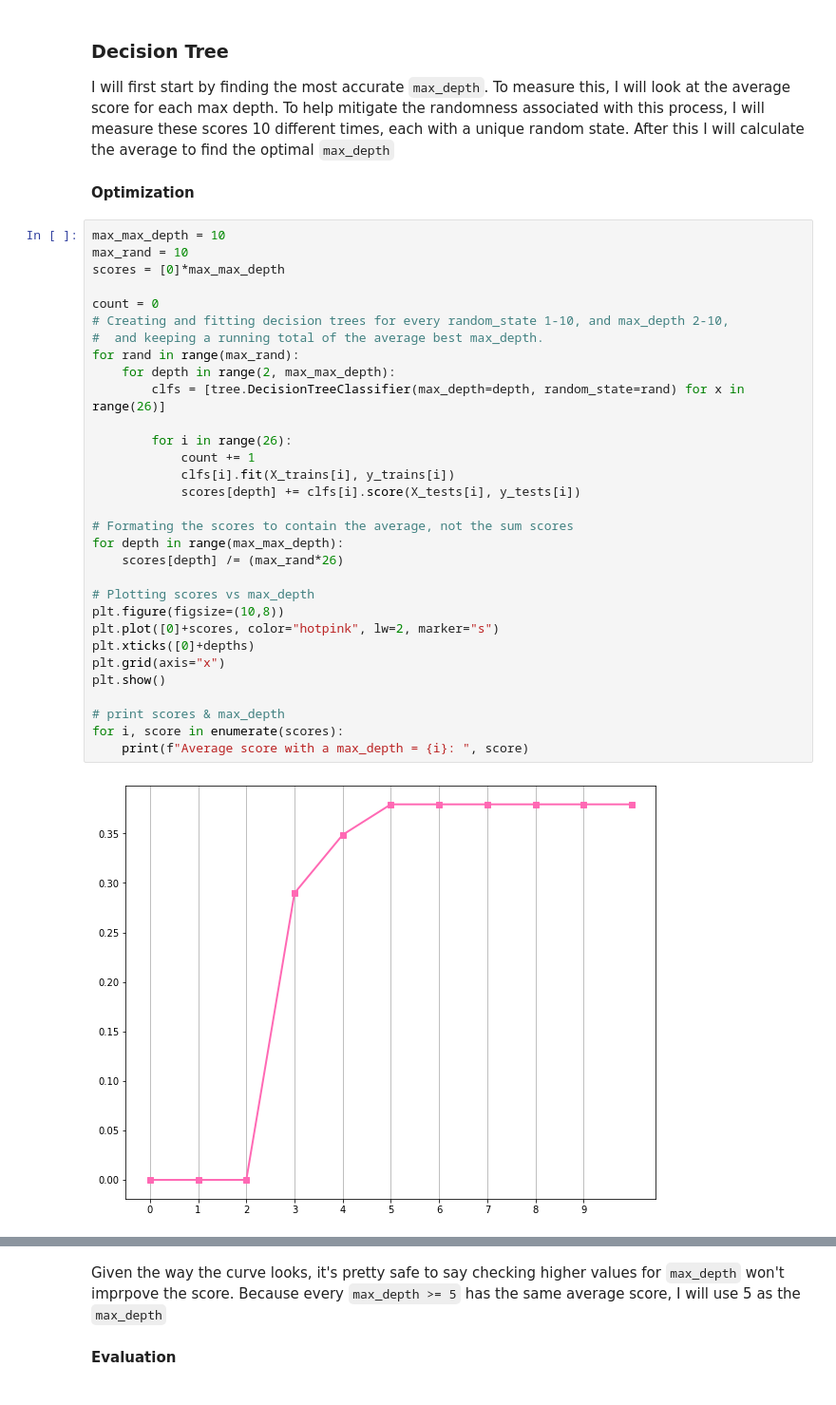
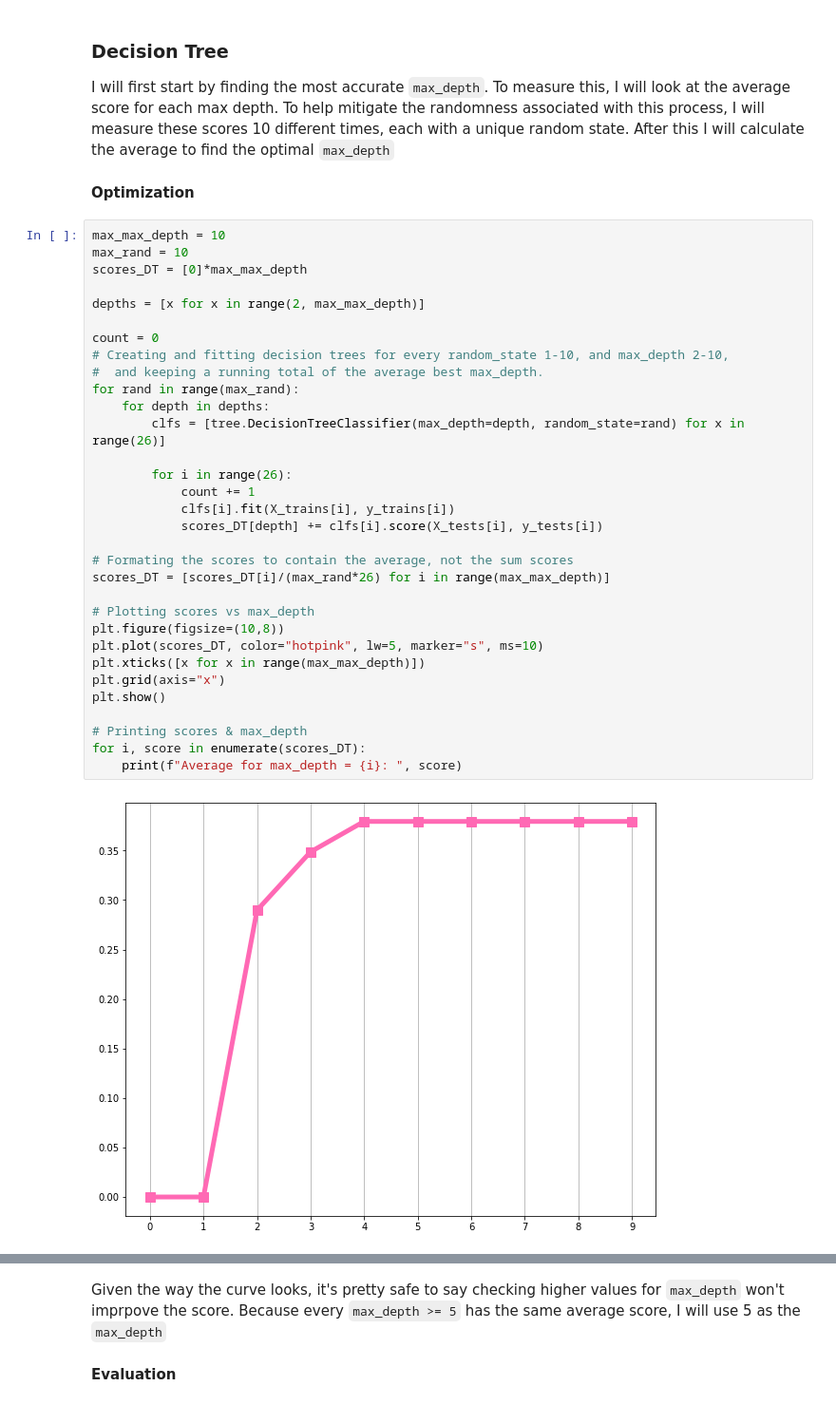
Before and after one commit to NathanSwedlund/Handwriting-Identification-Experiment, a Jupyter notebook: Handwriting Identification Experiment.ipynb, the cells around one changed output, grey strips where cells are left out. Shown at 95% size. Cells and saved outputs as stored; diff of their text form.

```diff
--- a/Handwriting Identification Experiment.ipynb
+++ b/Handwriting Identification Experiment.ipynb
@@ -287,33 +290,34 @@ I will first start by finding the most accurate `max_depth`. To measure this, I
 # %%
 max_max_depth = 10
 max_rand = 10
-scores = [0]*max_max_depth
+scores_DT = [0]*max_max_depth
+
+depths = [x for x in range(2, max_max_depth)]
 
 count = 0
 # Creating and fitting decision trees for every random_state 1-10, and max_depth 2-10,
 #  and keeping a running total of the average best max_depth.
 for rand in range(max_rand):
-    for depth in range(2, max_max_depth):
+    for depth in depths:
         clfs = [tree.DecisionTreeClassifier(max_depth=depth, random_state=rand) for x in range(26)]
 
         for i in range(26):
             count += 1
             clfs[i].fit(X_trains[i], y_trains[i])
-            scores[depth] += clfs[i].score(X_tests[i], y_tests[i])
+            scores_DT[depth] += clfs[i].score(X_tests[i], y_tests[i])
 
 # Formating the scores to contain the average, not the sum scores
-for depth in range(max_max_depth):
-    scores[depth] /= (max_rand*26)
+scores_DT = [scores_DT[i]/(max_rand*26) for i in range(max_max_depth)]
 
 # Plotting scores vs max_depth
 plt.figure(figsize=(10,8))
-plt.plot([0]+scores, color="hotpink", lw=2, marker="s")
-plt.xticks([0]+depths)
+plt.plot(scores_DT, color="hotpink", lw=5, marker="s", ms=10)
+plt.xticks([x for x in range(max_max_depth)])
 plt.grid(axis="x")
 plt.show()
 
-# print scores & max_depth
-for i, score in enumerate(scores):
-    print(f"Average score with a max_depth = {i}: ", score)
+# Printing scores & max_depth
+for i, score in enumerate(scores_DT):
+    print(f"Average for max_depth = {i}: ", score)
 # %% [output]
-[figure, old version]
+[figure, new version]
```
Also changed, not shown: parts of 9 cells of this notebook, 1 other file.
